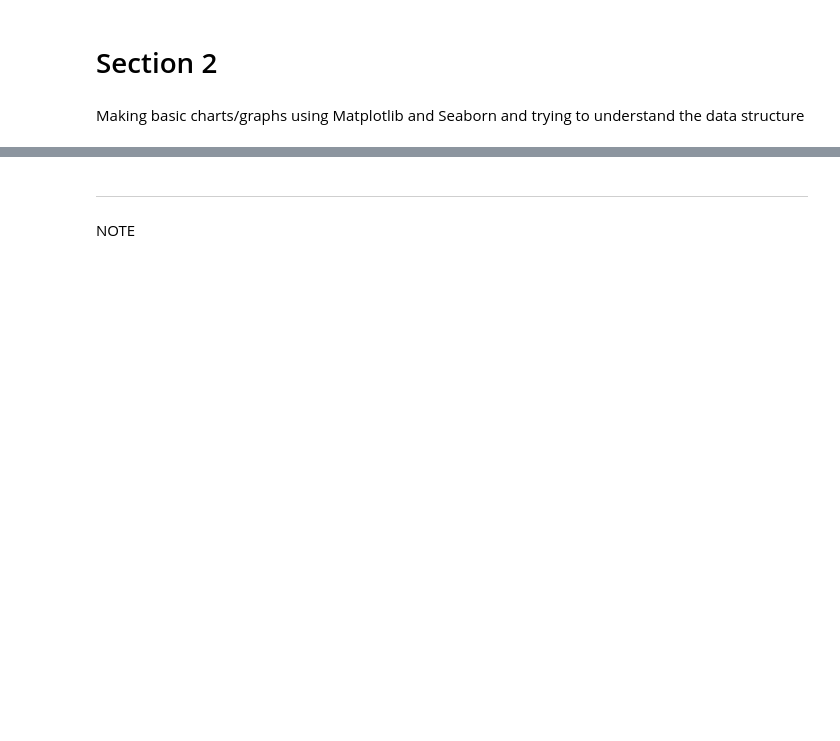
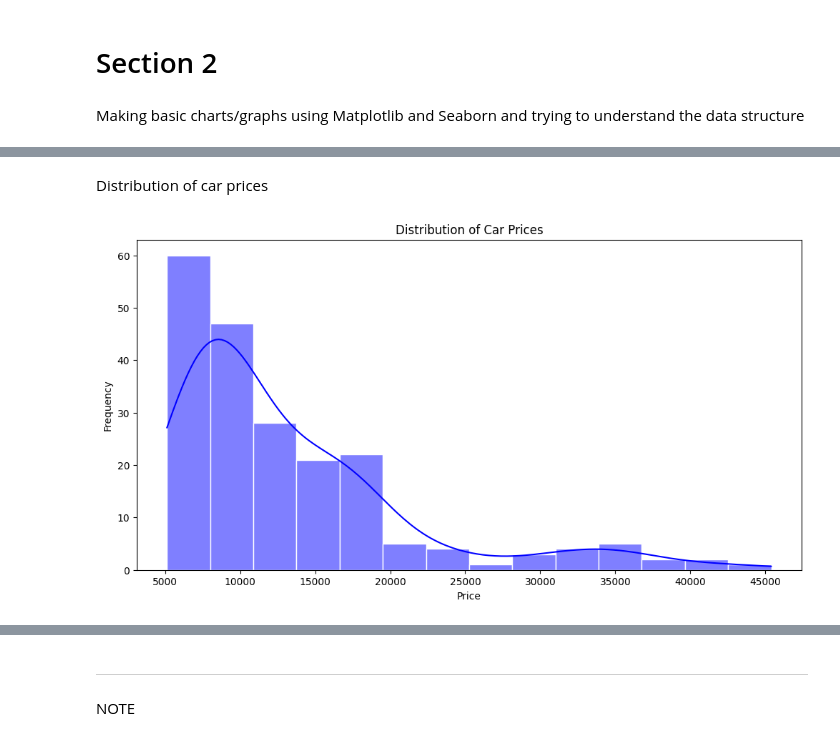
Before and after one commit to conormcdevitt/Hackathon1, a Jupyter notebook: jupyter_notebooks/Notebook_Template.ipynb, the cells around one changed output, grey strips where cells are left out. Drawn from its saved outputs; the diff is of its cells as text; code cells hidden in the pictures; blank space fills up the shorter version.

Commit message:
added numerous graphs/charts using seaborn, matplotlib and plotly

```diff
--- a/jupyter_notebooks/Notebook_Template.ipynb
+++ b/jupyter_notebooks/Notebook_Template.ipynb
@@ -332,8 +332,8 @@ sending 'cleaned' data to a new csv file
 # %%
 data.to_csv('/workspace/Hackathon1/cleandata.csv', index=False)
 # %%
-clean_data = pd.read_csv('cleandata.csv')
-clean_data.head()
+cleandata = pd.read_csv('cleandata.csv')
+cleandata.head()
 # %% [output]
 |  | CarName | wheelbase | curbweight | cylindernumber | horsepower | citympg | highwaympg | price | ... |
 | 0 | alfa-romeo | 88.6 | 2548 | 4 | 111 | 21 | 27 | 13495.0 | ... |
@@ -349,0 +367,12 @@ Making basic charts/graphs using Matplotlib and Seaborn and trying to understand
+# %% [markdown]
+Distribution of car prices
+# %%
+fig, axes = plt.subplots(figsize=(12,6))
+sns.set_theme(style ='whitegrid')
+sns.histplot(cleandata['price'], kde=True, color='blue')
+plt.title("Distribution of Car Prices")
+plt.xlabel("Price",)
+plt.ylabel("Frequency")
+plt.show()
+# %% [output]
+[figure, added]
```
Also changed, not shown: parts of 26 cells of this notebook, 1 other file.
